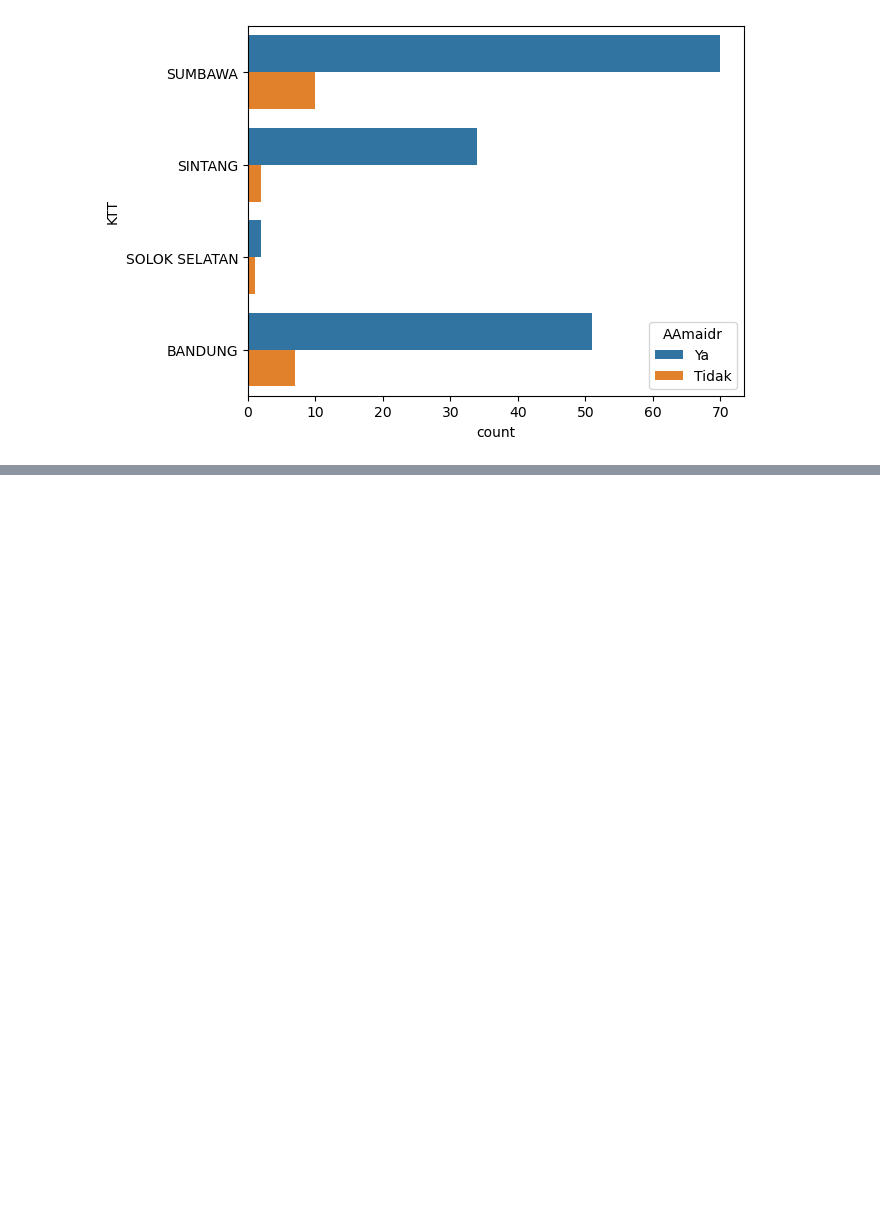
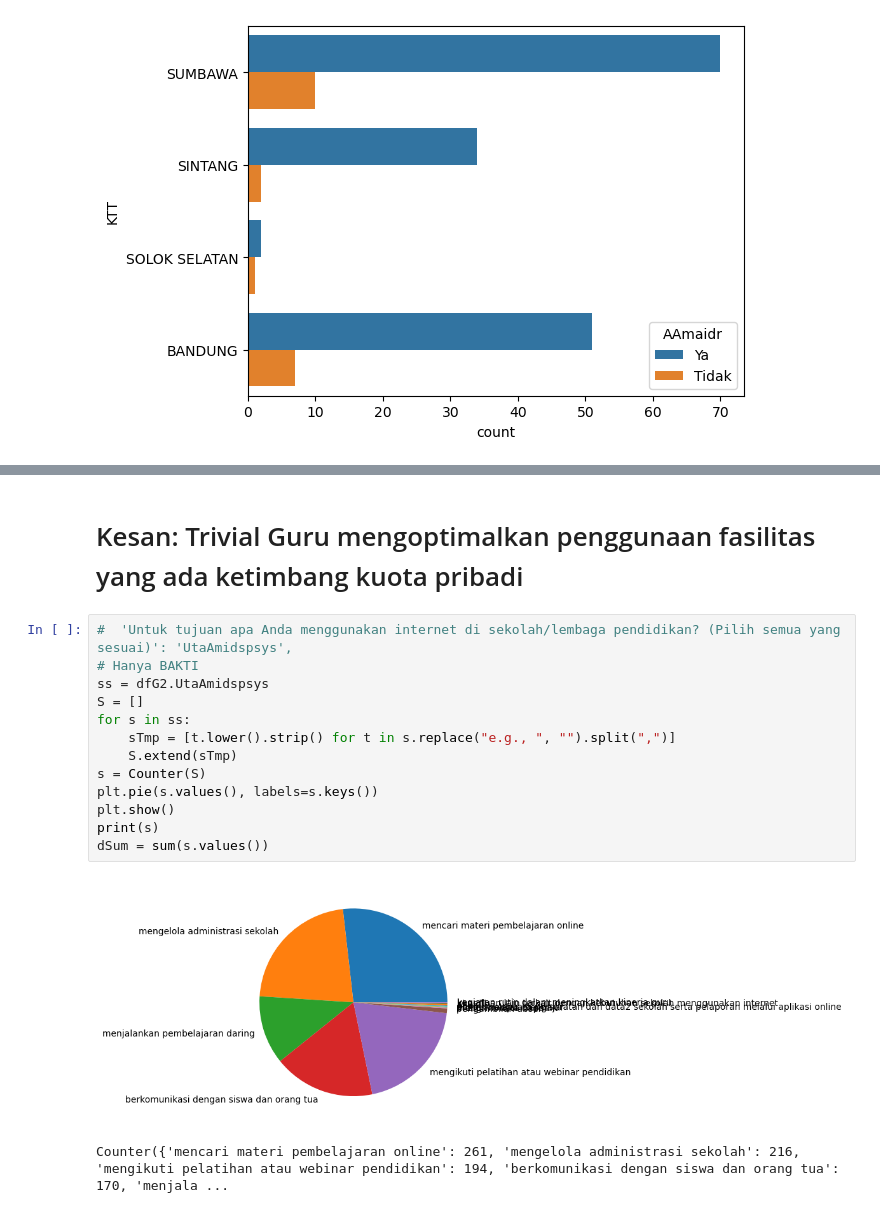
Before and after one commit to taudataanalytics/bakti2024, a Jupyter notebook: Bakti-2024.ipynb, the cells around one changed output, grey strips where cells are left out. Drawn from its saved outputs; the diff is of its cells as text; blank space fills up the shorter version.

```diff
--- a/Bakti-2024.ipynb
+++ b/Bakti-2024.ipynb
@@ -639,0 +688,18 @@ ax = sns.countplot( y='KTT', hue = 'AAmaidr', data=dfK)
+# %% [markdown]
+# Kesan: Trivial Guru mengoptimalkan penggunaan fasilitas yang ada ketimbang kuota pribadi
+# %%
+#  'Untuk tujuan apa Anda menggunakan internet di sekolah/lembaga pendidikan? (Pilih semua yang sesuai)': 'UtaAmidspsys',
+# Hanya BAKTI
+ss = dfG2.UtaAmidspsys
+S = []
+for s in ss:
+    sTmp = [t.lower().strip() for t in s.replace("e.g., ", "").split(",")]
+    S.extend(sTmp)
+s = Counter(S)
+plt.pie(s.values(), labels=s.keys())
+plt.show()
+print(s)
+dSum = sum(s.values())
+# %% [output]
+[figure, added]
+Counter({'mencari materi pembelajaran online': 261, 'mengelola administrasi sekolah': 216, 'mengikuti pelatihan atau webinar pendidikan': 194, 'berkomunikasi dengan siswa dan orang tua': 170, 'menjala ...
```
Also changed, not shown: parts of 13 cells of this notebook.
